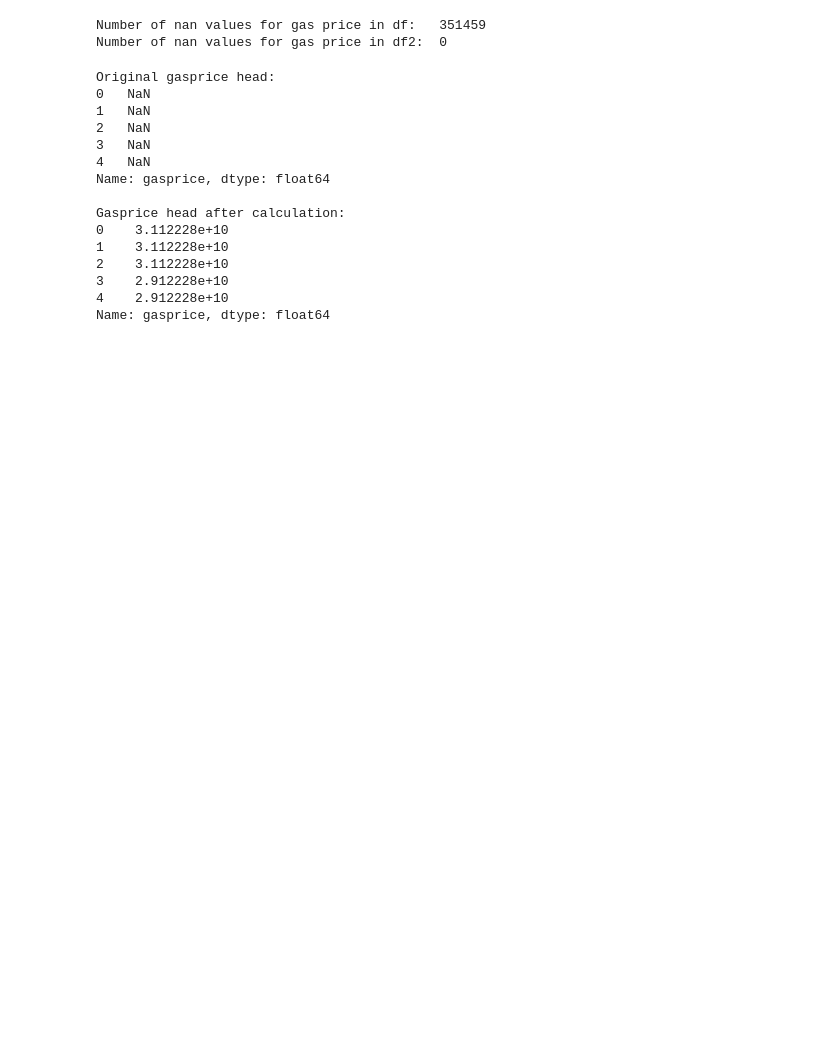
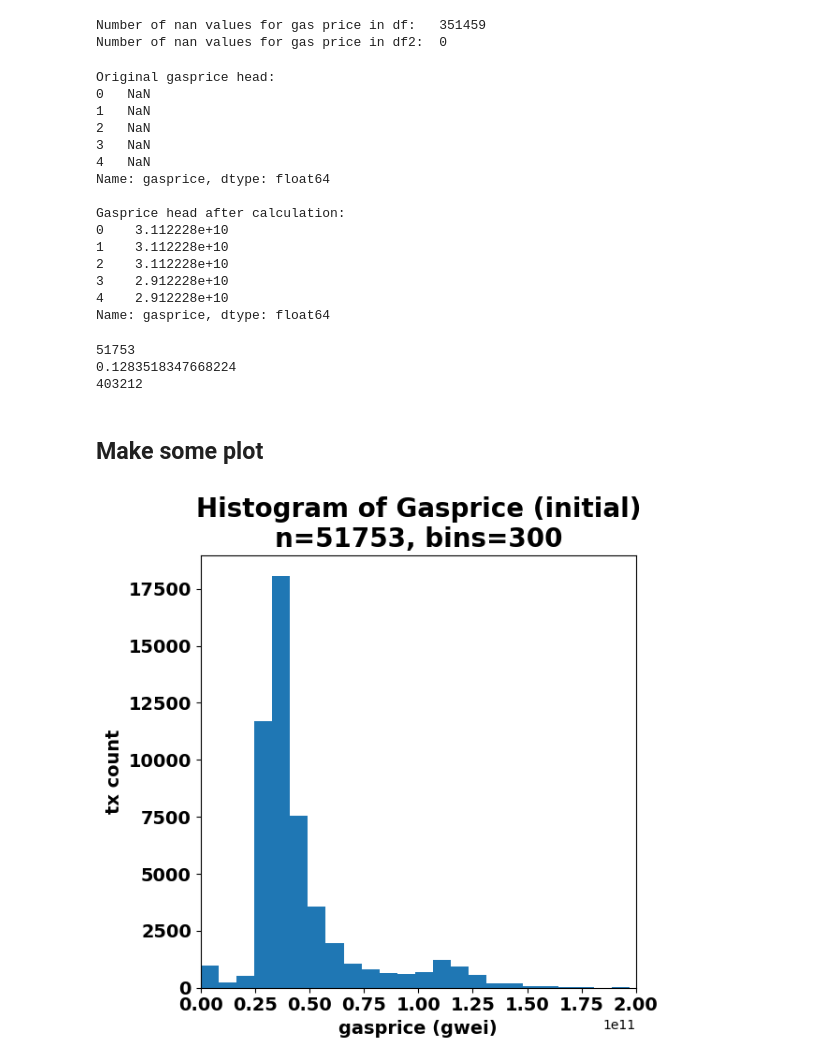
Before and after one commit to krzhang/camcos, a Jupyter notebook: CAMCOS_2023F/Data_Exploration/calculating_type2_gasprice.ipynb, the cells around one changed output. Cells and saved outputs as stored; diff of their text form; code cells hidden in the pictures; blank space fills up the shorter version.

Commit message:
Add graphs and md notes

```diff
--- a/CAMCOS_2023F/Data_Exploration/calculating_type2_gasprice.ipynb
+++ b/CAMCOS_2023F/Data_Exploration/calculating_type2_gasprice.ipynb
@@ -108,3 +132,14 @@ Gasprice head after calculation:
 3    2.912228e+10
 4    2.912228e+10
 Name: gasprice, dtype: float64
+# %%
+# Count of non-null gasprice in df
+print(df['gasprice'].count())
+print(df['gasprice'].count() / df.shape[0])
+print(df2['gasprice'].count())
+# %% [output]
+51753
+0.1283518347668224
+403212
+# %% [markdown]
+## Make some plot
@@ -110,0 +148,14 @@ Name: gasprice, dtype: float64
+# %%
+# Create a histogram of gasprice in df (pre calculation merge)
+
+plt.figure(figsize=(6,6))
+plt.hist(df['gasprice'], bins=300)
+plt.title("Histogram of Gasprice (initial)\nn=51753, bins=300", fontsize=20, fontweight='bold')
+xlim = plt.xlim(0, .2e12)
+plt.xticks(fontsize=14, fontweight='bold')
+plt.yticks(fontsize=14, fontweight='bold')
+plt.ylabel("tx count", fontsize=14, fontweight='bold')
+plt.xlabel("gasprice (gwei)", fontsize=14, fontweight='bold')
+plt.show()
+# %% [output]
+[figure, added]
```
Also changed, not shown: parts of 9 cells of this notebook.
